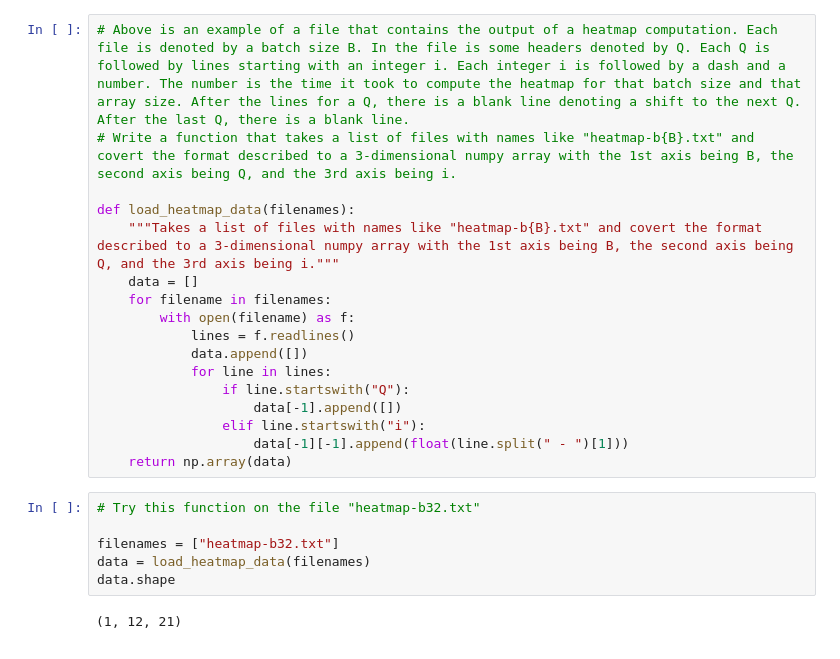
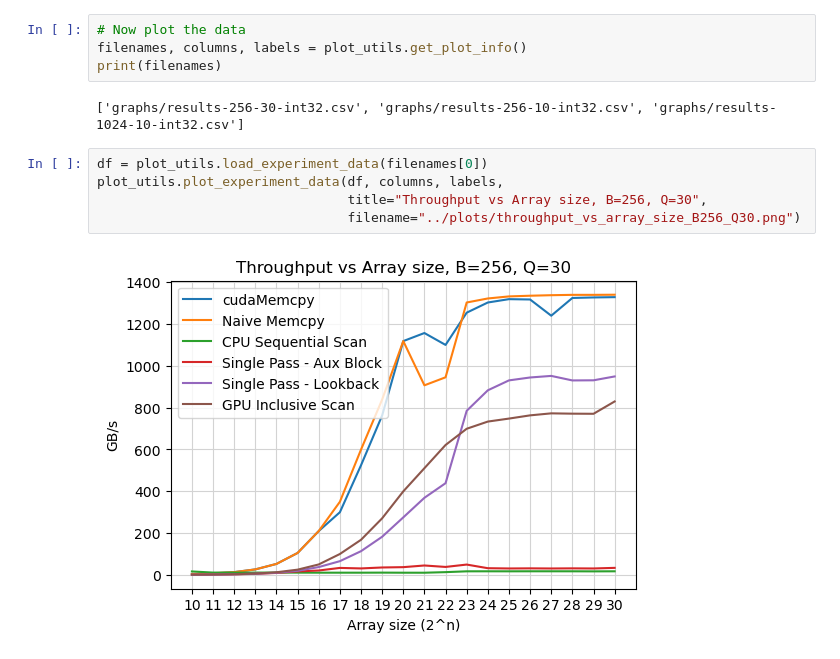
Before and after one commit to Pallisaard/Single-Pass-Scan, a Jupyter notebook: report/data/plots.ipynb, the cells around one changed output. Cells and saved outputs as stored; diff of their text form.

Commit message:
Added all plots for report

```diff
--- a/report/data/plots.ipynb
+++ b/report/data/plots.ipynb
@@ -113,25 +8,13 @@ i: 30 - 40.21
-# %%
-# Above is an example of a file that contains the output of a heatmap computation. Each file is denoted by a batch size B. In the file is some headers denoted by Q. Each Q is followed by lines starting with an integer i. Each integer i is followed by a dash and a number. The number is the time it took to compute the heatmap for that batch size and that array size. After the lines for a Q, there is a blank line denoting a shift to the next Q. After the last Q, there is a blank line.
-# Write a function that takes a list of files with names like "heatmap-b{B}.txt" and covert the format described to a 3-dimensional numpy array with the 1st axis being B, the second axis being Q, and the 3rd axis being i.
-
-def load_heatmap_data(filenames):
-    """Takes a list of files with names like "heatmap-b{B}.txt" and covert the format described to a 3-dimensional numpy array with the 1st axis being B, the second axis being Q, and the 3rd axis being i."""
-    data = []
-    for filename in filenames:
-        with open(filename) as f:
-            lines = f.readlines()
-            data.append([])
-            for line in lines:
-                if line.startswith("Q"):
-                    data[-1].append([])
-                elif line.startswith("i"):
-                    data[-1][-1].append(float(line.split(" - ")[1]))
-    return np.array(data)
-# %%
-# Try this function on the file "heatmap-b32.txt"
-
-filenames = ["heatmap-b32.txt"]
-data = load_heatmap_data(filenames)
-data.shape
-# %% [output]
-(1, 12, 21)
+# %%
+# Now plot the data
+filenames, columns, labels = plot_utils.get_plot_info()
+print(filenames)
+# %% [output]
+['graphs/results-256-30-int32.csv', 'graphs/results-256-10-int32.csv', 'graphs/results-1024-10-int32.csv']
+# %%
+df = plot_utils.load_experiment_data(filenames[0])
+plot_utils.plot_experiment_data(df, columns, labels,
+                                title="Throughput vs Array size, B=256, Q=30",
+                                filename="../plots/throughput_vs_array_size_B256_Q30.png")
+# %% [output]
+[figure, added]
```
Also changed, not shown: parts of 12 cells of this notebook, 11 other files.
